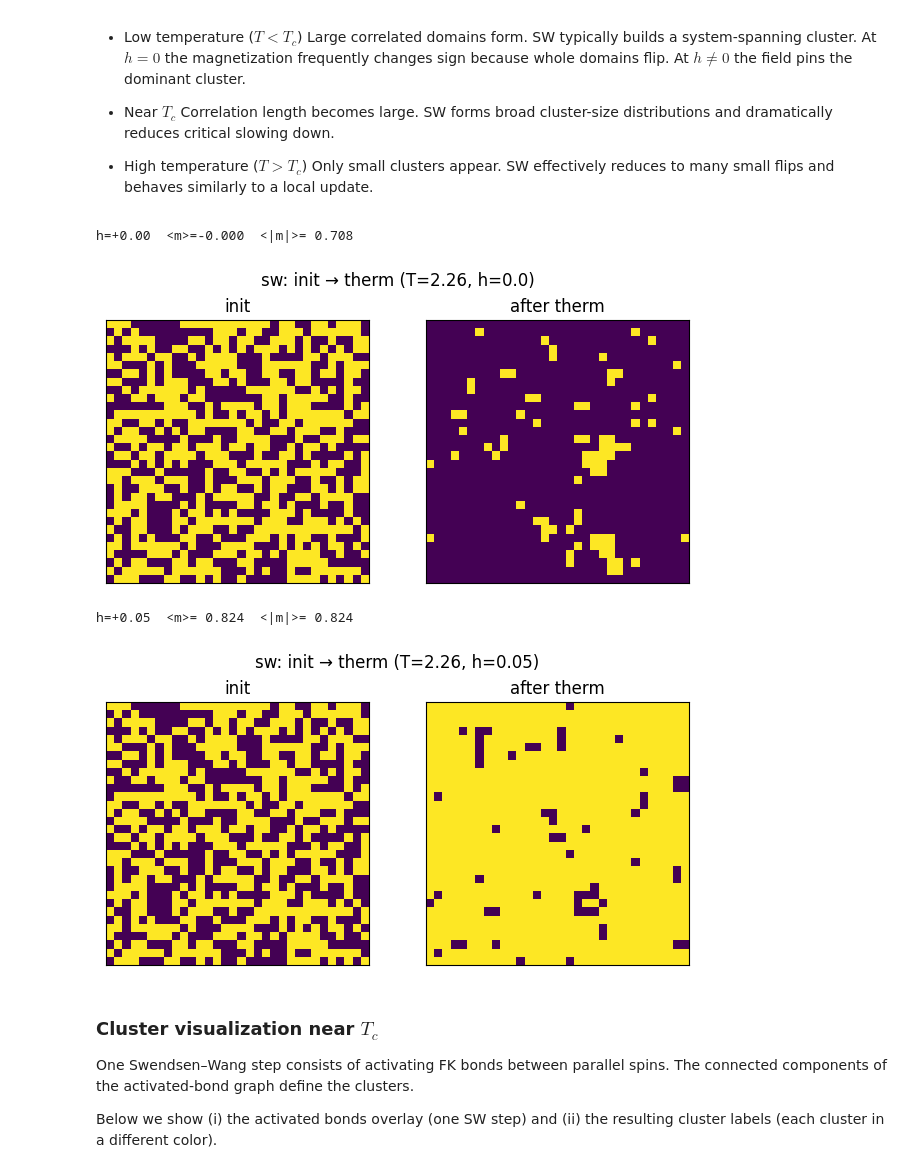
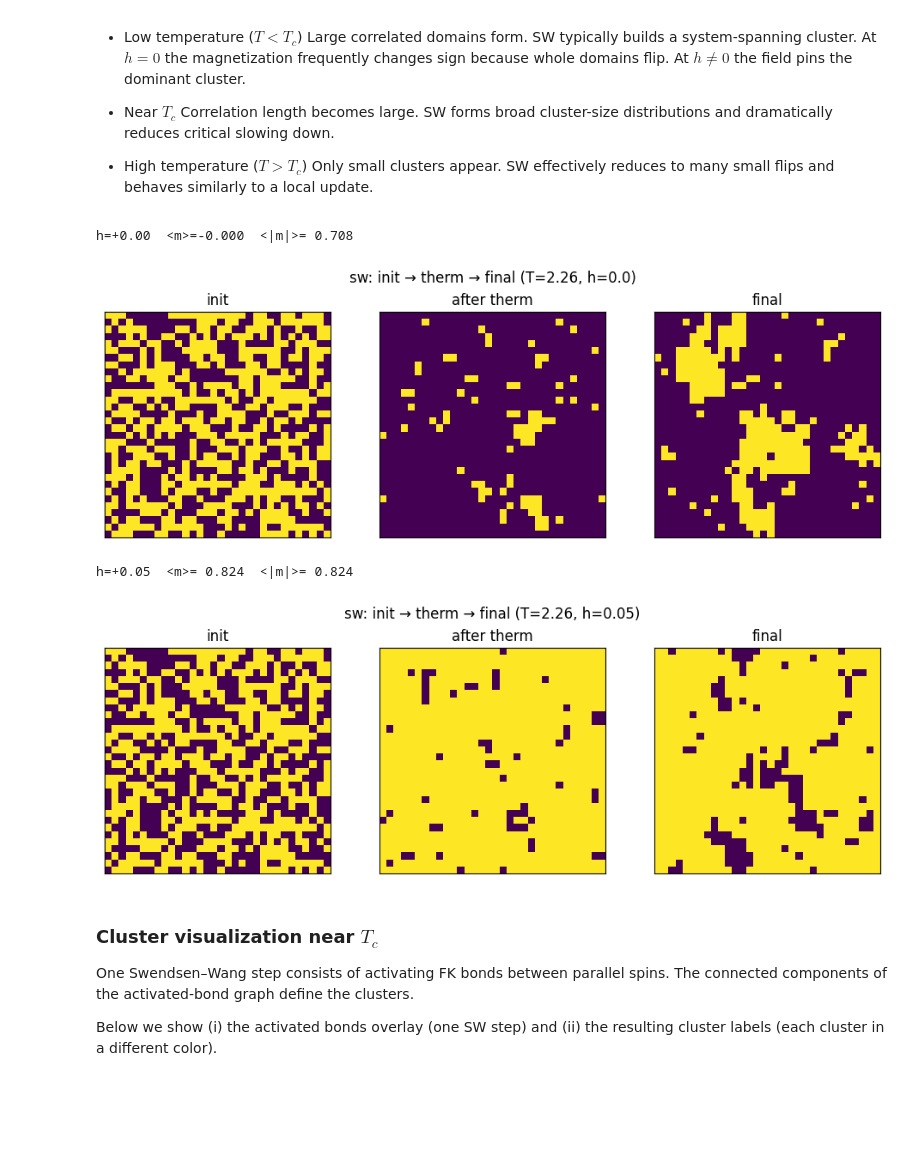
Before and after one commit to TimurHolikov/monte-carlo-methods, a Jupyter notebook: Final project/ising.ipynb, the cells around one changed output. Drawn from its saved outputs; the diff is of its cells as text; code cells hidden in the pictures; blank space fills up the shorter version.

```diff
--- a/Final project/ising.ipynb
+++ b/Final project/ising.ipynb
@@ -173,12 +175,18 @@ def plot_snapshots(snaps: list[np.ndarray], titles: list[str], Lx: int, Ly: int,
 
 def plot_run_snapshots(run: dict, Lx: int, Ly: int, which: str = "init_therm", max_panels: int = 6) -> None:
     if not run.get("snapshots", None):
-        raise ValueError("Run has no snapshots. Call run_sw(..., snapshots=True).")
+        raise ValueError("Run has no snapshots.")
 
     if which == "init_therm":
         snaps = [run["snapshots"]["init"], run["snapshots"]["after_therm"]]
         titles = ["init", "after therm"]
         plot_snapshots(snaps, titles, Lx, Ly, suptitle=f"{run['algo']}: init → therm (T={run['T']}, h={run.get('h',0.0)})")
+        return
+
+    if which == "init_therm_final":
+        snaps = [run["snapshots"]["init"], run["snapshots"]["after_therm"], run["snapshots"]["final"]]
+        titles = ["init", "after therm", "final"]
+        plot_snapshots(snaps, titles, Lx, Ly, suptitle=f"{run['algo']}: init → therm → final (T={run['T']}, h={run.get('h',0.0)})")
         return
 
     if which == "meas":
@@ -188,7 +196,7 @@ def plot_run_snapshots(run: dict, Lx: int, Ly: int, which: str = "init_therm", m
         plot_snapshots(snaps, titles, Lx, Ly, suptitle=f"{run['algo']}: meas snapshots (T={run['T']}, h={run.get('h',0.0)})")
         return
 
-    raise ValueError("which must be 'init_therm' or 'meas'")
+    raise ValueError("which must be 'init_therm', 'init_therm_final', or 'meas'")
 # %% [markdown]
 ## Metropolis Monte Carlo (local update)
 
@@ -252,6 +260,7 @@ def run_metropolis(
     meas_snaps = {}
     snap_set = set(snapshot_at)
 
+    t0 = time.perf_counter()
     for t in range(n_meas):
         acc[t] = metropolis_sweep(spins, nbrs, beta, rng, J=J, h=h)
 
@@ -262,7 +271,9 @@ def run_metropolis(
 
         if t in snap_set:
             meas_snaps[t] = spins.copy()
+    t1 = time.perf_counter()
 
+    snaps["final"] = spins.copy()
     return {
         "algo": "metropolis",
         "T": float(T),
@@ -275,6 +286,8 @@ def run_metropolis(
         "time_unit": "sweep",
         "snapshots": snaps,
         "meas_snapshots": meas_snaps,
+        "wall_time_meas_s": float(t1 - t0),
+        "n_meas": int(n_meas),
     }
 # %% [markdown]
 ## A single representative sanity run (low T vs high T)
@@ -301,8 +314,8 @@ for T in (1.5, 3.5):
     print(f"T={T:.2f}  <E/N>={met['E'].mean(): .3f}  <|m|>={met['abs_m'].mean(): .3f}  <acc>={met['acc'].mean(): .3f}")
 
     plot_snapshots(
-        [met["snapshots"]["init"], met["snapshots"]["after_therm"]],
-        ["init", "after therm"],
+        [met["snapshots"]["init"], met["snapshots"]["after_therm"], met["snapshots"]["final"]],
+        ["init", "after therm", "final"],
         Lx, Ly,
         suptitle=f"Metropolis: init → after thermalization (T={T})",
     )
@@ -536,24 +542,24 @@ def run_sw(
 # %%
 Lx = 32
 Ly = 32
 bonds = build_bonds(Lx, Ly)
 
 T = 2.26
 
 # 1) h=0
-run0 = run_sw(T, bonds, n_therm=500, n_meas=600, seed=0, h=0.0, cluster_stats=True, snapshots=True, overlay_step=50)
+run0 = run_sw(T, bonds, Lx=Lx, Ly=Ly, n_therm=500, n_meas=600, seed=0, h=0.0, cluster_stats=True, snapshots=True)
 print(f"h=+0.00  <m>={run0['m'].mean(): .3f}  <|m|>={run0['abs_m'].mean(): .3f}")
-plot_run_snapshots(run0, Lx, Ly, which="init_therm")
+plot_run_snapshots(run0, Lx, Ly, which="init_therm_final")
 
 # 2) small field
-runh = run_sw(T, bonds, n_therm=500, n_meas=600, seed=0, h=0.05, cluster_stats=True, snapshots=True, overlay_step=50)
+runh = run_sw(T, bonds, Lx=Lx, Ly=Ly, n_therm=500, n_meas=600, seed=0, h=0.05, cluster_stats=True, snapshots=True)
 print(f"h=+0.05  <m>={runh['m'].mean(): .3f}  <|m|>={runh['abs_m'].mean(): .3f}")
-plot_run_snapshots(runh, Lx, Ly, which="init_therm")
+plot_run_snapshots(runh, Lx, Ly, which="init_therm_final")
 # %% [output]
 h=+0.00  <m>=-0.000  <|m|>= 0.708
-[figure, old version]
+[figure, new version]
 h=+0.05  <m>= 0.824  <|m|>= 0.824
-[figure, old version]
+[figure, new version]
 # %% [markdown]
  ### Cluster visualization near $T_c$
 
```
Also changed, not shown: parts of 12 cells of this notebook.
